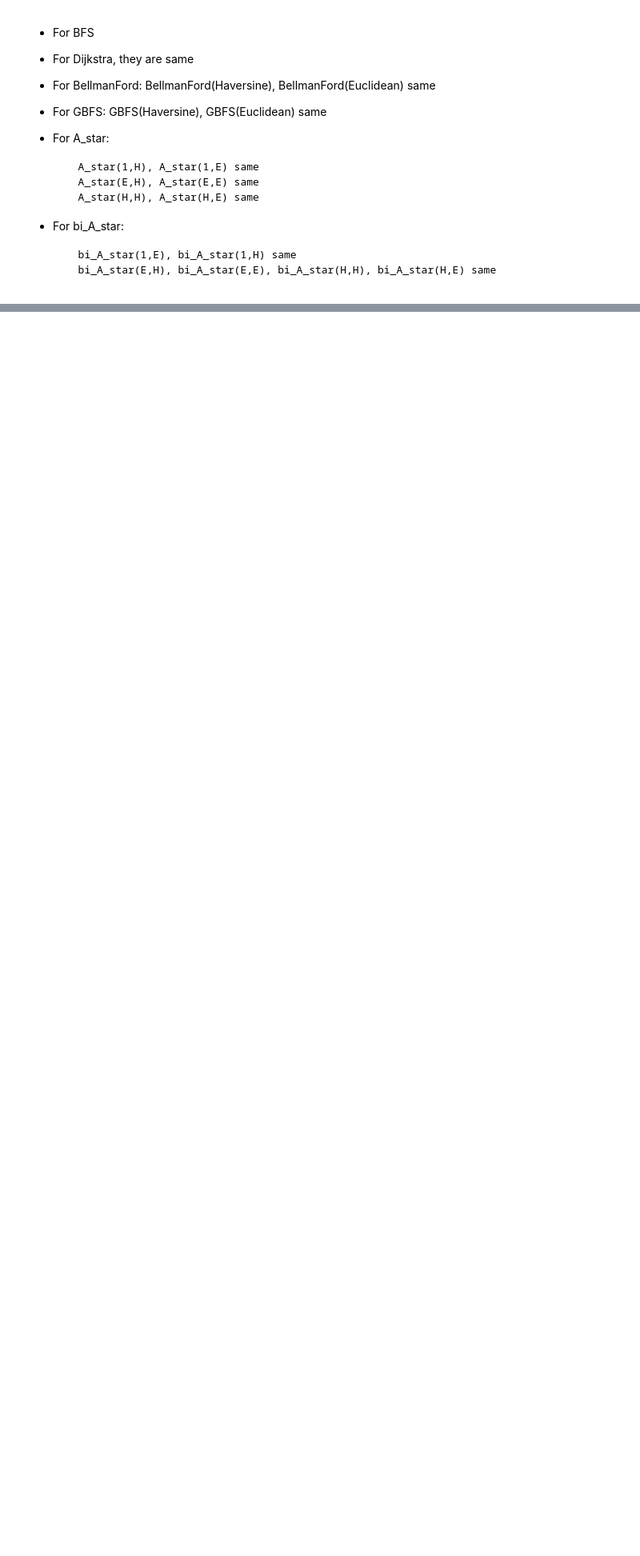
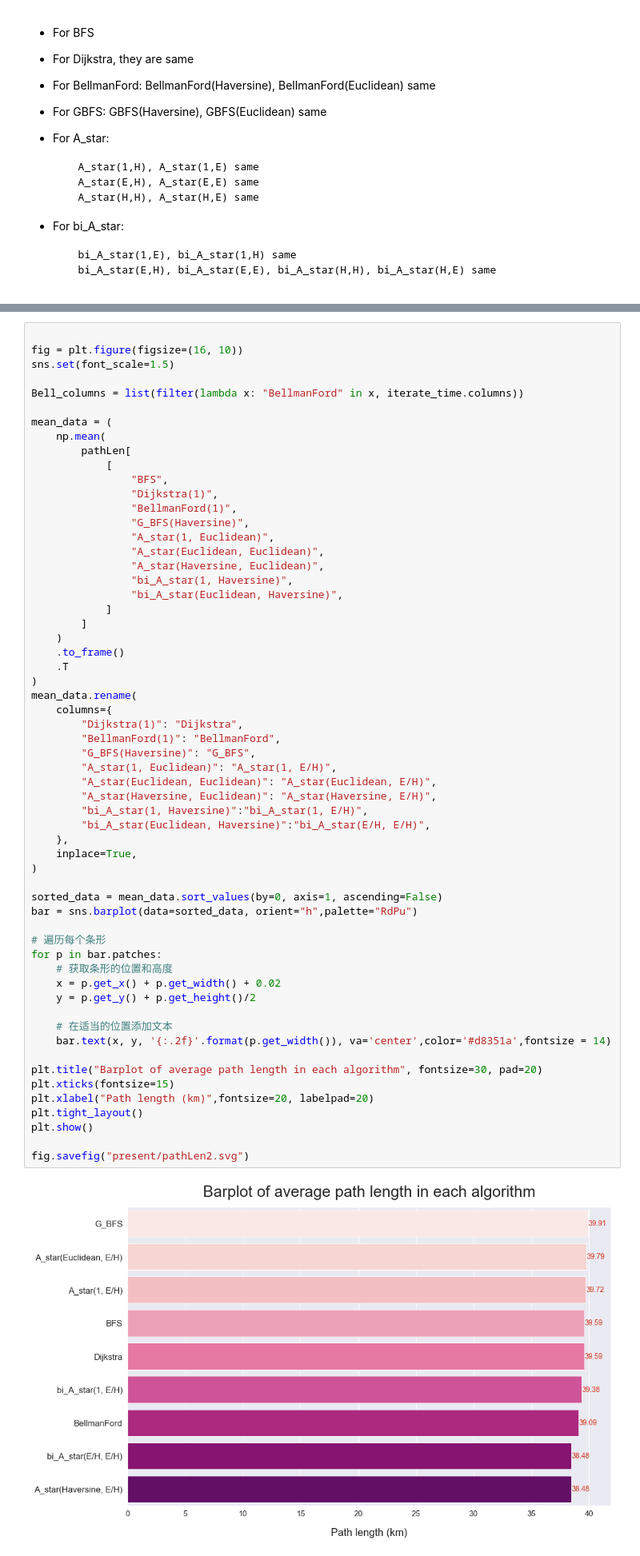
Before and after one commit to SustechSTA303/STA303-Assignment03, a Jupyter notebook: myWork/analysis&plot.ipynb, the cells around one changed output, grey strips where cells are left out. Shown at 80% size. Saved outputs shown, nothing was run; the diff lists cells and outputs as text; blank space fills up the shorter version.

```diff
--- a/myWork/analysis&plot.ipynb
+++ b/myWork/analysis&plot.ipynb
@@ -71,6 +72,67 @@ plt.xticks([0,1,2,3,4],["Cockfosters->Uxbridge","West Ruislip->Epping","Morden->
 plt.savefig("present/pathLen.svg")
 # %% [output]
 [figure]
+# %%
+
+fig = plt.figure(figsize=(16, 10))
+sns.set(font_scale=1.5)
+
+Bell_columns = list(filter(lambda x: "BellmanFord" in x, iterate_time.columns))
+
+mean_data = (
+    np.mean(
+        pathLen[
+            [
+                "BFS",
+                "Dijkstra(1)",
+                "BellmanFord(1)",
+                "G_BFS(Haversine)",
+                "A_star(1, Euclidean)",
+                "A_star(Euclidean, Euclidean)",
+                "A_star(Haversine, Euclidean)",
+                "bi_A_star(1, Haversine)",
+                "bi_A_star(Euclidean, Haversine)",
+            ]
+        ]
+    )
+    .to_frame()
+    .T
+)
+mean_data.rename(
+    columns={
+        "Dijkstra(1)": "Dijkstra",
+        "BellmanFord(1)": "BellmanFord",
+        "G_BFS(Haversine)": "G_BFS",
+        "A_star(1, Euclidean)": "A_star(1, E/H)",
+        "A_star(Euclidean, Euclidean)": "A_star(Euclidean, E/H)",
+        "A_star(Haversine, Euclidean)": "A_star(Haversine, E/H)",
+        "bi_A_star(1, Haversine)":"bi_A_star(1, E/H)",
+        "bi_A_star(Euclidean, Haversine)":"bi_A_star(E/H, E/H)",
+    },
+    inplace=True,
+)
+
+sorted_data = mean_data.sort_values(by=0, axis=1, ascending=False)
+bar = sns.barplot(data=sorted_data, orient="h",palette="RdPu")
+
+# 遍历每个条形
+for p in bar.patches:
+    # 获取条形的位置和高度
+    x = p.get_x() + p.get_width() + 0.02
+    y = p.get_y() + p.get_height()/2
+
+    # 在适当的位置添加文本
+    bar.text(x, y, '{:.2f}'.format(p.get_width()), va='center',color='#d8351a',fontsize = 14)
+
+plt.title("Barplot of average path length in each algorithm", fontsize=30, pad=20)
+plt.xticks(fontsize=15)
+plt.xlabel("Path length (km)",fontsize=20, labelpad=20)
+plt.tight_layout()
+plt.show()
+
+fig.savefig("present/pathLen2.svg")
+# %% [output]
+[figure, added]
 # %% [markdown]
 # time
 # %%
```
Also changed, not shown: parts of 3 cells of this notebook, 12 other files.
